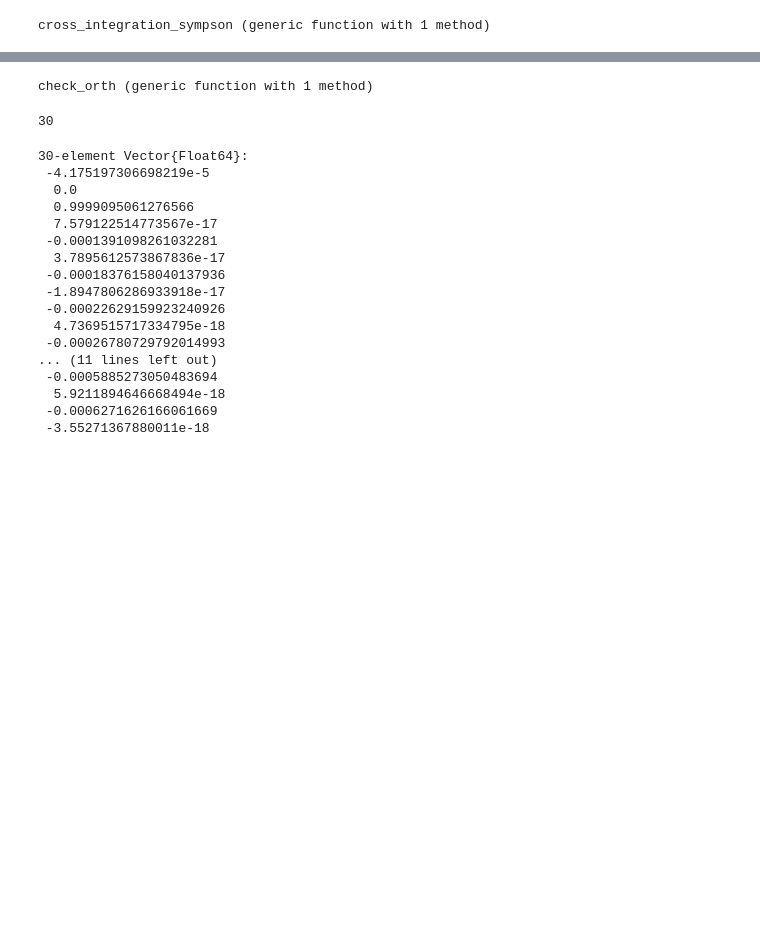
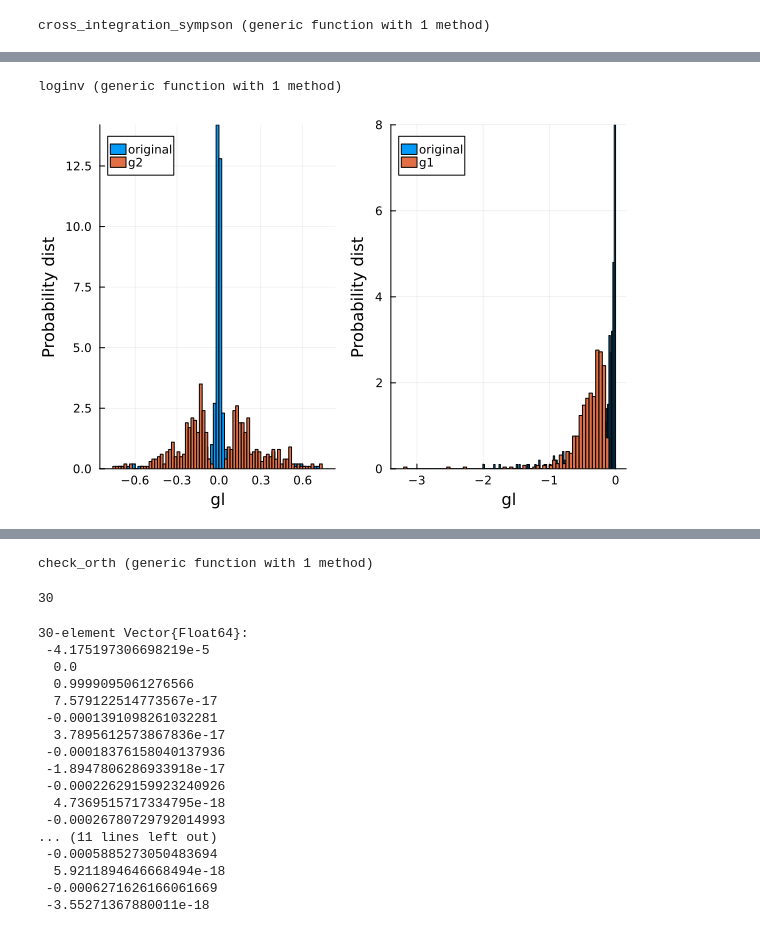
Before and after one commit to YoshihiroMichishita/julia, a Jupyter notebook: SparseIR+/EM_test.ipynb, the cells around one changed output, grey strips where cells are left out. Cells and saved outputs as stored; diff of their text form; code cells hidden in the pictures; blank space fills up the shorter version.

```diff
--- a/SparseIR+/EM_test.ipynb
+++ b/SparseIR+/EM_test.ipynb
@@ -79,8 +79,3 @@ end
 M_step! (generic function with 1 method)
 # %%
 using Flux
-# %%
-X = 5
-@show μs = Float32.(rand(Uniform(-0.5f0,0.5f0),X))
-@show σs = Float32.(rand(Uniform(0.01f0,0.2f0),X))
-@show ρs = softmax(randn(Float32, X))
@@ -452,3 +500,3 @@ create_data2 (generic function with 1 method)
 # %%
-ir_test = set_IR(100.0, 1.0, 1e-10)
+ir_test = set_IR(100.0, 1.0, 1e-6)
 # %% [output]
@@ -460,3 +508,12 @@ function cross_integration_sympson(f::Vector{Float64}, g::Vector{Float64}, dw::F
 end
 # %% [output]
 cross_integration_sympson (generic function with 1 method)
+# %%
+function check_gl_dist(n_smpl::Int, w_size::Int, n_gauss::Int, ir::IR_params)
+    l = length(ir.basis.s)
+    gl = zeros(Float32, n_smpl, l)
+    for i in 1:n_smpl
+        gl[i,:] = create_data4(w_size, n_gauss, ir)
+    end
+    return gl
+end
@@ -462,0 +522,2 @@ cross_integration_sympson (generic function with 1 method)
+# %%
+gls = check_gl_dist(500, 10001, 5, ir_test)
@@ -462,0 +542,19 @@ cross_integration_sympson (generic function with 1 method)
+# %%
+function loginv(x)
+    if(x > 0)
+        return 1.0/(1.0-log(x))
+    else
+        return -1.0/(1.0-log(-x))
+    end
+end
+# %% [output]
+loginv (generic function with 1 method)
+# %%
+p1 = histogram((gls[:,2]), bins=100, label="original", legend=:topleft, normalize=true)
+p1 = histogram!(logsq.(gls[:,2]), bins=100, xlabel="gl", ylabel="Probability dist", label="g2", legend=:topleft, normalize=true)
+p2 = histogram((gls[:,1]), bins=100, label="original", legend=:topleft, normalize=true)
+p2 = histogram!(logsq.(gls[:,1]), bins=100, xlabel="gl", ylabel="Probability dist", label="g1", legend=:topleft, normalize=true)
+plot(p1, p2)
+#p = histogram!(gls[:,3], bins=100, xlabel="gl", ylabel="Probability dist", label="g3", legend=:topleft, normalize=true)
+# %% [output]
+[figure, added]
```
Also changed, not shown: parts of 15 cells of this notebook, 7 other files.
